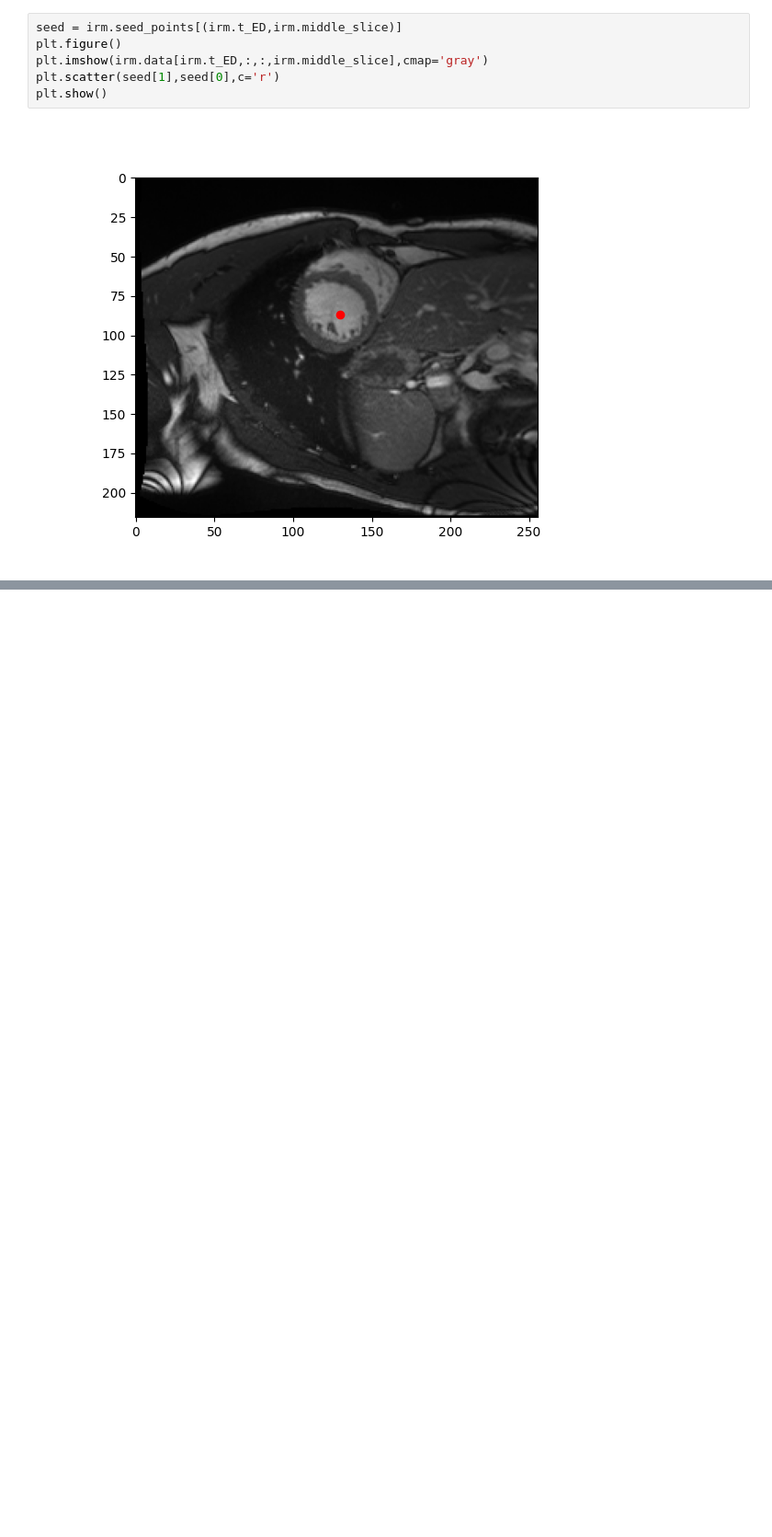
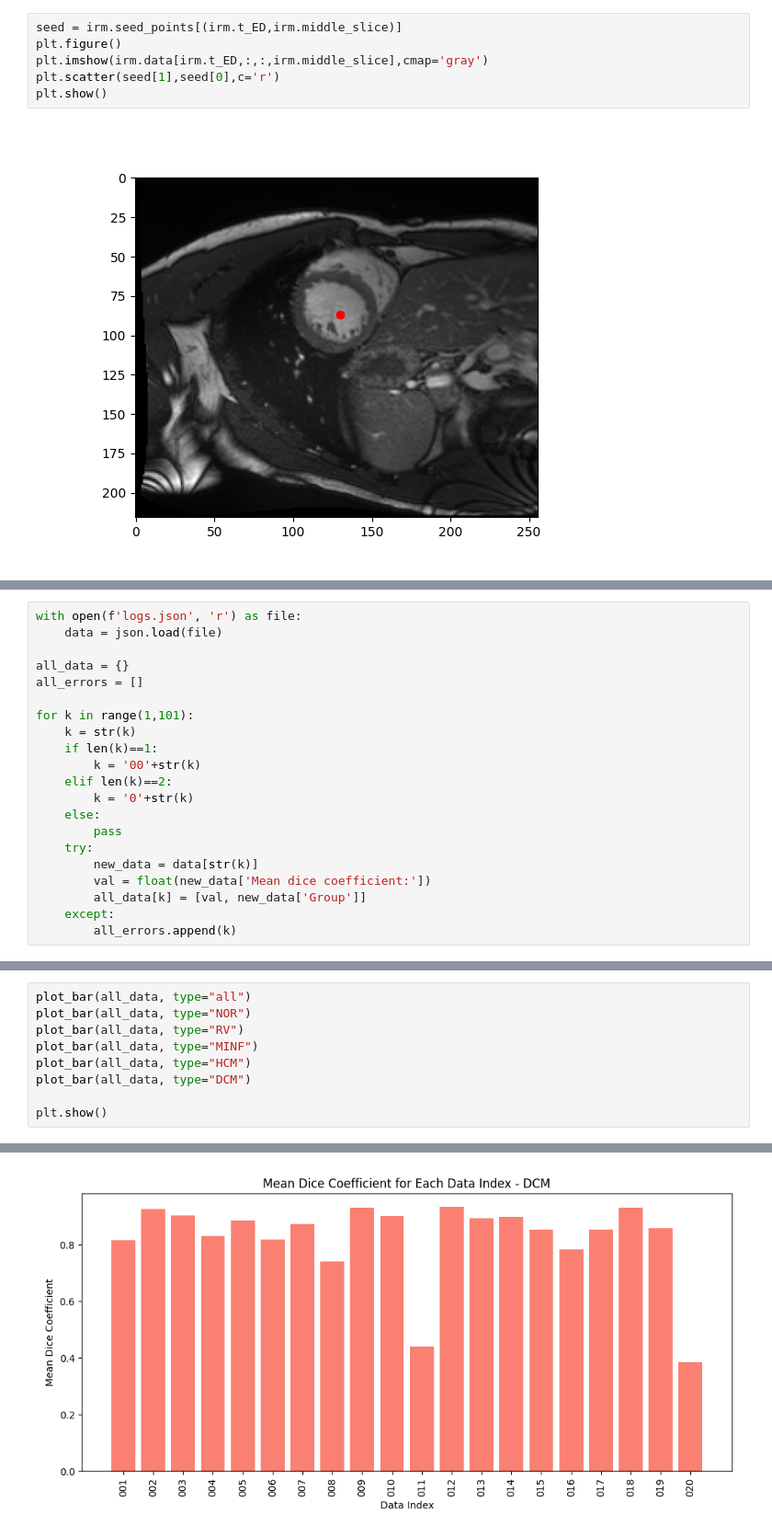
Before and after one commit to titiuo/Segmentation-IRM, a Jupyter notebook: Rendu/results.ipynb, the cells around one changed output, grey strips where cells are left out. Shown at 92% size. Saved outputs shown, nothing was run; the diff lists cells and outputs as text; blank space fills up the shorter version.

```diff
--- a/Rendu/results.ipynb
+++ b/Rendu/results.ipynb
@@ -578,0 +669,21 @@ plt.show()
+# %%
+with open(f'logs.json', 'r') as file:
+    data = json.load(file)
+
+all_data = {}
+all_errors = []
+
+for k in range(1,101):
+    k = str(k)
+    if len(k)==1:
+        k = '00'+str(k)
+    elif len(k)==2:
+        k = '0'+str(k)
+    else:
+        pass
+    try:
+        new_data = data[str(k)]
+        val = float(new_data['Mean dice coefficient:'])
+        all_data[k] = [val, new_data['Group']]
+    except:
+        all_errors.append(k)
@@ -578,0 +735,10 @@ plt.show()
+# %%
+plot_bar(all_data, type="all")
+plot_bar(all_data, type="NOR")
+plot_bar(all_data, type="RV")
+plot_bar(all_data, type="MINF")
+plot_bar(all_data, type="HCM")
+plot_bar(all_data, type="DCM")
+
+plt.show()
+# %% [output]
@@ -578,0 +762 @@ plt.show()
+[figure, added]
```
Also changed, not shown: parts of 13 cells of this notebook.
